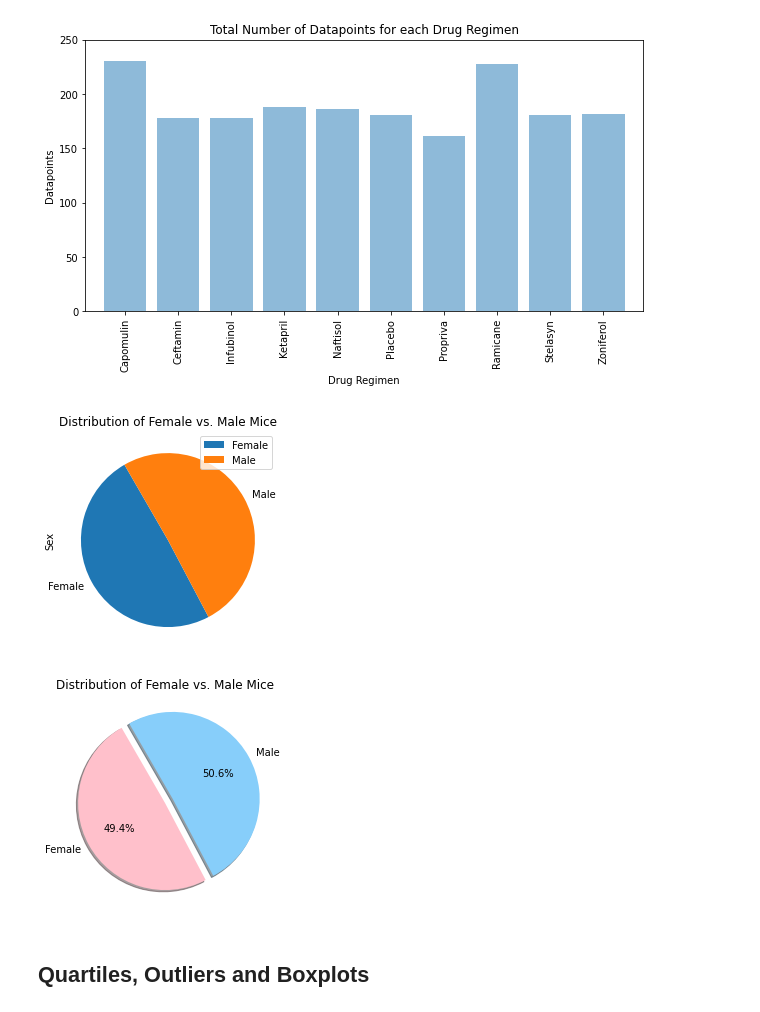
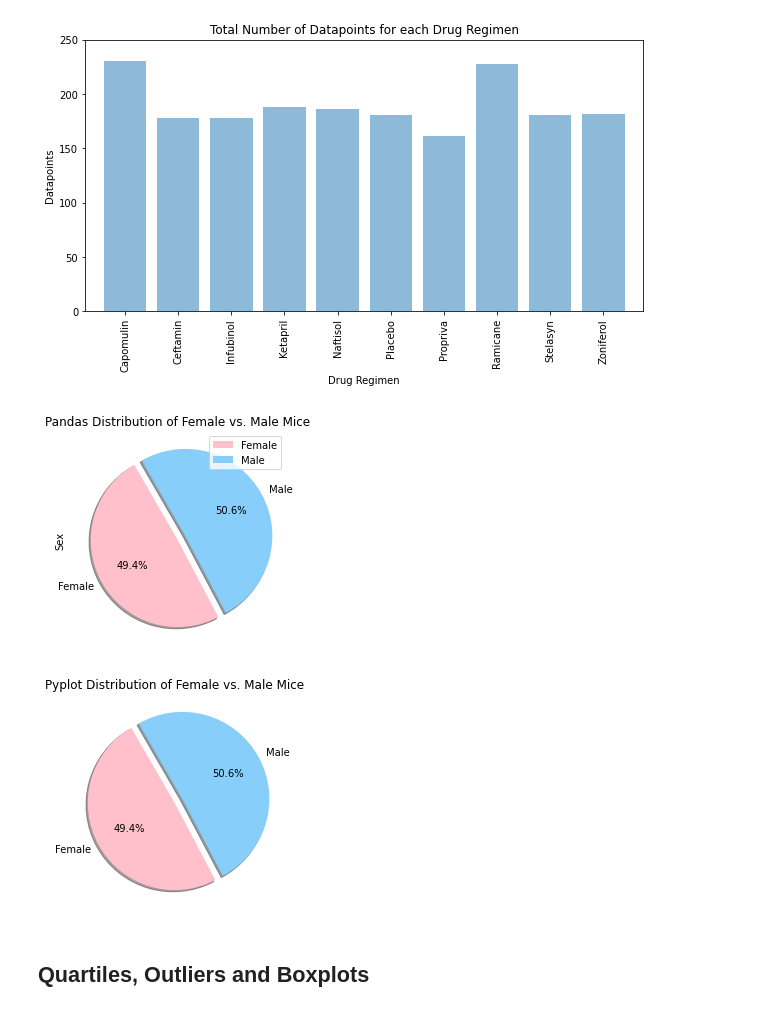
Before and after one commit to cveras33/matplotlib-challenge, a Jupyter notebook: Pymaceuticals/pymaceuticals_starter.ipynb, the cells around one changed output. Drawn from its saved outputs; the diff is of its cells as text; code cells hidden in the pictures.

```diff
--- a/Pymaceuticals/pymaceuticals_starter.ipynb
+++ b/Pymaceuticals/pymaceuticals_starter.ipynb
@@ -136,12 +136,17 @@ sex_distribution = merged_df.groupby(["Sex"]).count()["Mouse ID"]
 # %%
 # Generate a pie plot showing the distribution of female versus male mice using pandas
 sex_distribution_df = pd.DataFrame({"Sex" : sex_distribution})
 
-sex_distribution_df.plot.pie(y = 'Sex', title = "Distribution of Female vs. Male Mice", startangle = 120)
+explode = (0, 0.1)
+colors = ["pink", "lightskyblue"]
+
+
+sex_distribution_df.plot.pie(y = 'Sex', explode = explode, shadow = True, colors = colors, autopct="%1.1f%%",
+                             title = "Pandas Distribution of Female vs. Male Mice", startangle = 120)
 
 plt.savefig('pandas_pie_plot.png', dpi=72, bbox_inches='tight')
 # %% [output]
-[figure, old version]
+[figure, new version]
 # %%
 # Generate identical pie plot using pyplot
 labels = ["Female", "Male"]
@@ -153,11 +158,11 @@ colors = ["pink", "lightskyblue"]
 plt.pie(sex_distribution, explode = explode, labels = labels, colors = colors, autopct="%1.1f%%",
         shadow = True, startangle = 120)
 
-plt.title("Distribution of Female vs. Male Mice")
+plt.title("Pyplot Distribution of Female vs. Male Mice")
 
 plt.savefig('plt_pie_plot.png', dpi=72, bbox_inches='tight')
 # %% [output]
-[figure, old version]
+[figure, new version]
 # %% [markdown]
 ## Quartiles, Outliers and Boxplots
 # %%
```
Also changed, not shown: parts of 4 cells of this notebook, 2 other files.
